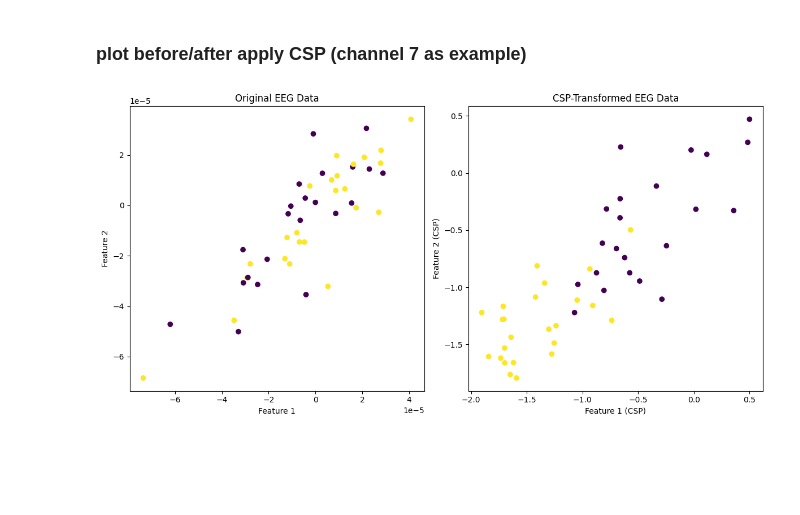
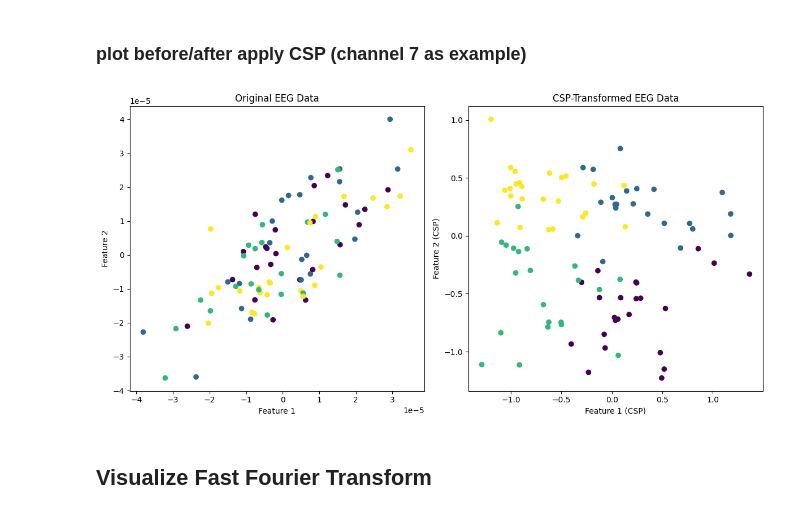
Before and after one commit to aallali/Total-perspective-Vortex, a Jupyter notebook: notebooks/02-dimension-reduction.ipynb, the cells around one changed output. Cells and saved outputs as stored; diff of their text form; code cells hidden in the pictures; blank space fills up the shorter version.

```diff
--- a/notebooks/02-dimension-reduction.ipynb
+++ b/notebooks/02-dimension-reduction.ipynb
@@ -34,7 +37,10 @@ labels = {
 # %% [markdown]
 ### Picks epochs regarding "HANDS" for Action/Imagination experiments
 # %%
-X = epochs['hands'].get_data(copy=False )
-y = epochs['hands'].events[:, -1] - 1
+epochs_selected = epochs[['hands', 'feet']]
+X = epochs_selected.get_data(copy=False )
+y = epochs_selected.events[:, -1] - 1
 print(y)
+sfreq = epochs.info['sfreq']
+print("Sample frequency: ", sfreq)
 # %% [output]
@@ -49,35 +97,33 @@ X_csp = csp.fit_transform(X, y)
 # %% [markdown]
 ### plot before/after apply CSP (channel 7 as example)
 # %%
-import matplotlib.pyplot as plt
-from sklearn.decomposition import PCA
 
 # Assuming X is your EEG data, and X_csp is the CSP-transformed data
-channel_index = 7  # Choose the channel you want to plot
+channel_index = 13  # Choose the channel you want to plot
 
 # Original EEG Data
 X_channel = X[:, channel_index, :]
 X_2D = X_channel.reshape((X_channel.shape[0], -1))
 
 # Scatter plot for Original EEG Data
 plt.figure(figsize=(12, 6))
 plt.subplot(1, 2, 1)
 plt.scatter(X_2D[:, 0], X_2D[:, 1], c=y, cmap='viridis')
 plt.title('Original EEG Data')
 plt.xlabel('Feature 1')
 plt.ylabel('Feature 2')
 
 # CSP-Transformed Data
 X_csp_2D = X_csp.reshape((X_csp.shape[0], -1))
 
 # Scatter plot for CSP-Transformed Data
 plt.subplot(1, 2, 2)
 plt.scatter(X_csp_2D[:, 0], X_csp_2D[:, 1], c=y, cmap='viridis')
 plt.title('CSP-Transformed EEG Data')
 plt.xlabel('Feature 1 (CSP)')
 plt.ylabel('Feature 2 (CSP)')
 
 plt.tight_layout()
 plt.show()
 # %% [output]
-[figure, old version]
+[figure, new version]
@@ -83,0 +134,2 @@ plt.show()
+# %% [markdown]
+## Visualize Fast Fourier Transform
```
Also changed, not shown: parts of 9 cells of this notebook.
